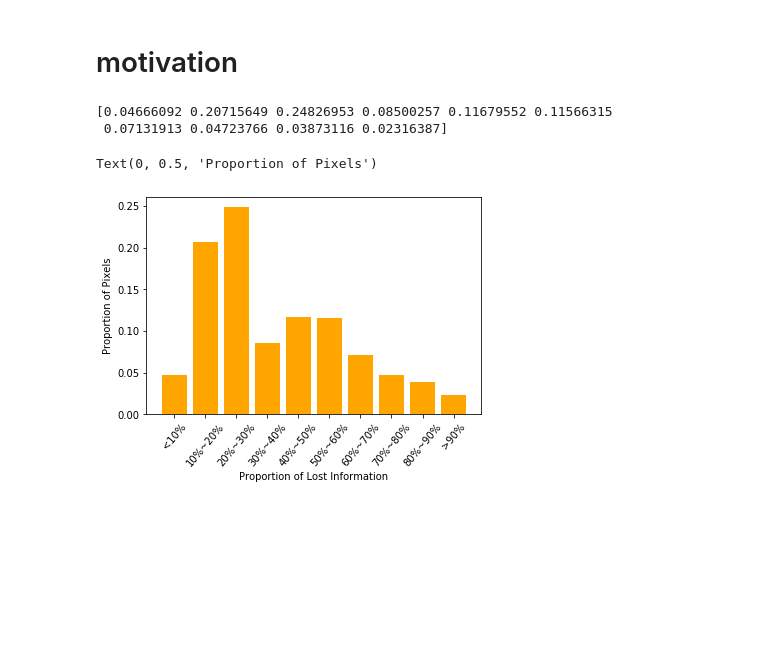
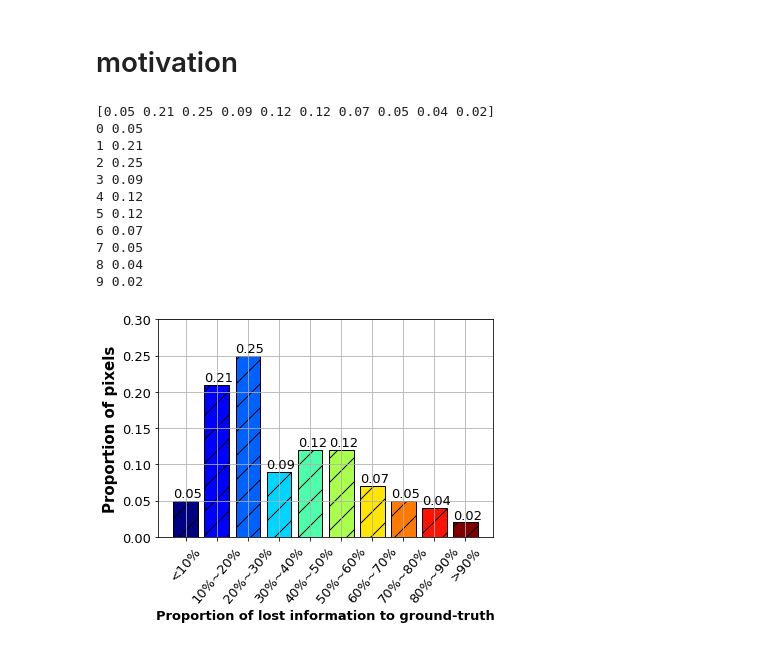
Before and after one commit to selous123/pytorch_zoom, a Jupyter notebook: zoom-pytorch.ipynb, the cells around one changed output. Saved outputs shown, nothing was run; the diff lists cells and outputs as text; code cells hidden in the pictures; blank space fills up the shorter version.

```diff
--- a/zoom-pytorch.ipynb
+++ b/zoom-pytorch.ipynb
@@ -460,21 +445,50 @@ pp = PatchNonlocalPool(n_feats=64)
 # %% [markdown]
 # motivation
 # %%
+# patterns = [ "/" , "\\" , "|" , "-" , "+" , "x", "o", "O", ".", "*" ]
 import numpy as np
 import matplotlib.pyplot as plt
+ax = plt.gca()
+my_cmap = plt.cm.get_cmap('jet')
+data_color = range(10)
+data_color = [i / max(data_color) for i in data_color]
+colors = my_cmap(data_color)
+
 num = np.array([145789, 647247, 775702, 265585, 364920, 361382, 222832, 147591, 121013, 72374])
 size = np.sum(num)
-ratio = num / size
+ratio = (num / size).round(2)
 x = range(10)
+y = [i*0.05 for i in range(7)]
 print(ratio)
 labels = ['<10%', '10%~20%', '20%~30%', '30%~40%', '40%~50%', '50%~60%', '60%~70%', '70%~80%','80%~90%', '>90%']
-plt.bar(x , ratio, width=0.8, color='orange')
-plt.xticks(x, labels, rotation='50')
+plt.bar(x , ratio, width=0.8, color=colors, edgecolor='k', hatch='/')
+#ax.grid(zorder=0)
 
-plt.xlabel("Proportion of Lost Information")
-plt.ylabel("Proportion of Pixels")
+plt.grid(True)
+plt.xticks(x, labels, rotation='50', fontsize=13)
+plt.yticks(y, fontsize=13)
+plt.xlabel("Proportion of lost information to ground-truth", fontweight='bold',fontsize=13)
+plt.ylabel("Proportion of pixels", fontweight='bold', fontsize=15)
+
+for a,b in zip(x, ratio):
+    print(a,b)
+    plt.text(a-0.4, b+0.005, str(b), fontsize=13)
+
+plt.savefig("statistic.png", bbox_inches = 'tight')
+#CS = plt.contourf([x, data_color],cmap=my_cmap)
+#cbar = plt.colorbar(CS, cmap=my_cmap, fraction=0.01, pad=0.01)
+#cbar.set_label('Color', rotation=270,labelpad=15)
+# plt.colorbar('jet')
 # %% [output]
-[0.04666092 0.20715649 0.24826953 0.08500257 0.11679552 0.11566315
- 0.07131913 0.04723766 0.03873116 0.02316387]
+[0.05 0.21 0.25 0.09 0.12 0.12 0.07 0.05 0.04 0.02]
+0 0.05
+1 0.21
+2 0.25
+3 0.09
+4 0.12
+5 0.12
+6 0.07
+7 0.05
+8 0.04
+9 0.02
-Text(0, 0.5, 'Proportion of Pixels')
-[figure, old version]
+[figure, new version]
```
Also changed, not shown: parts of 2 cells of this notebook, 47 other files.
